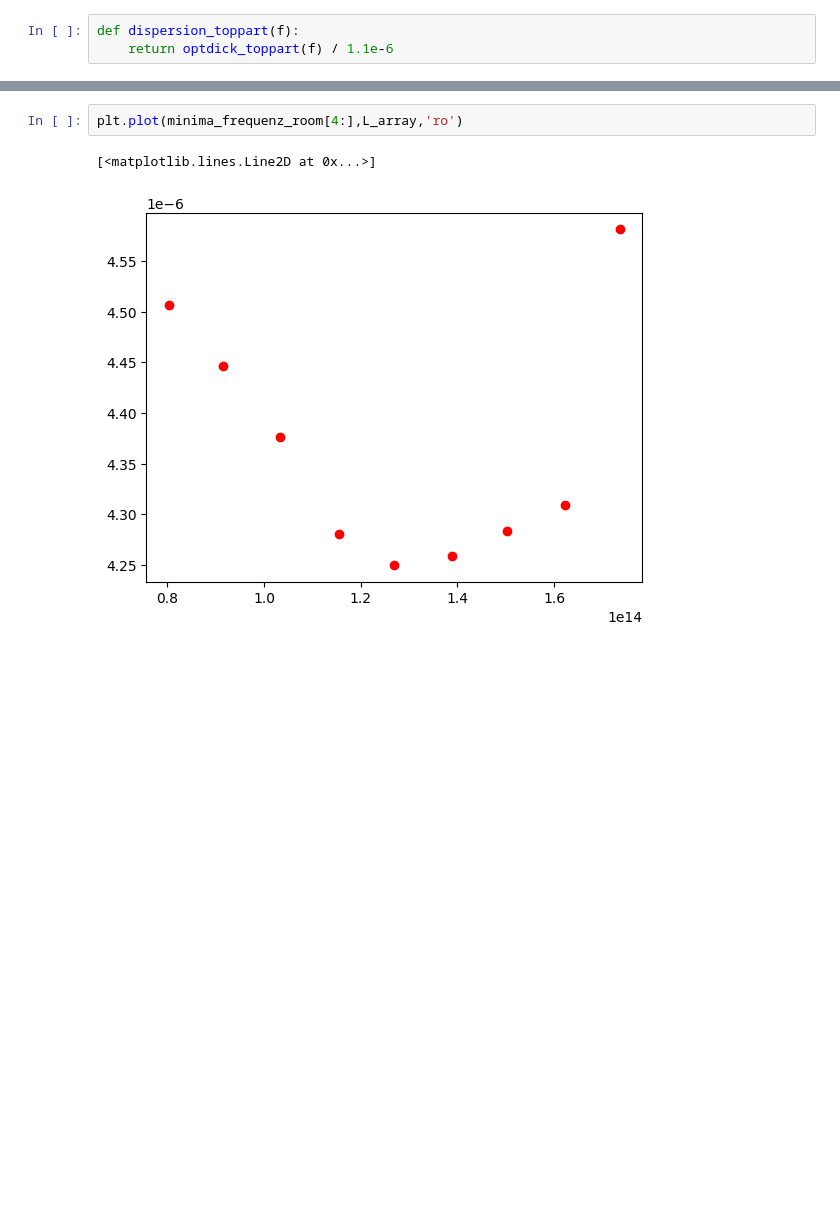
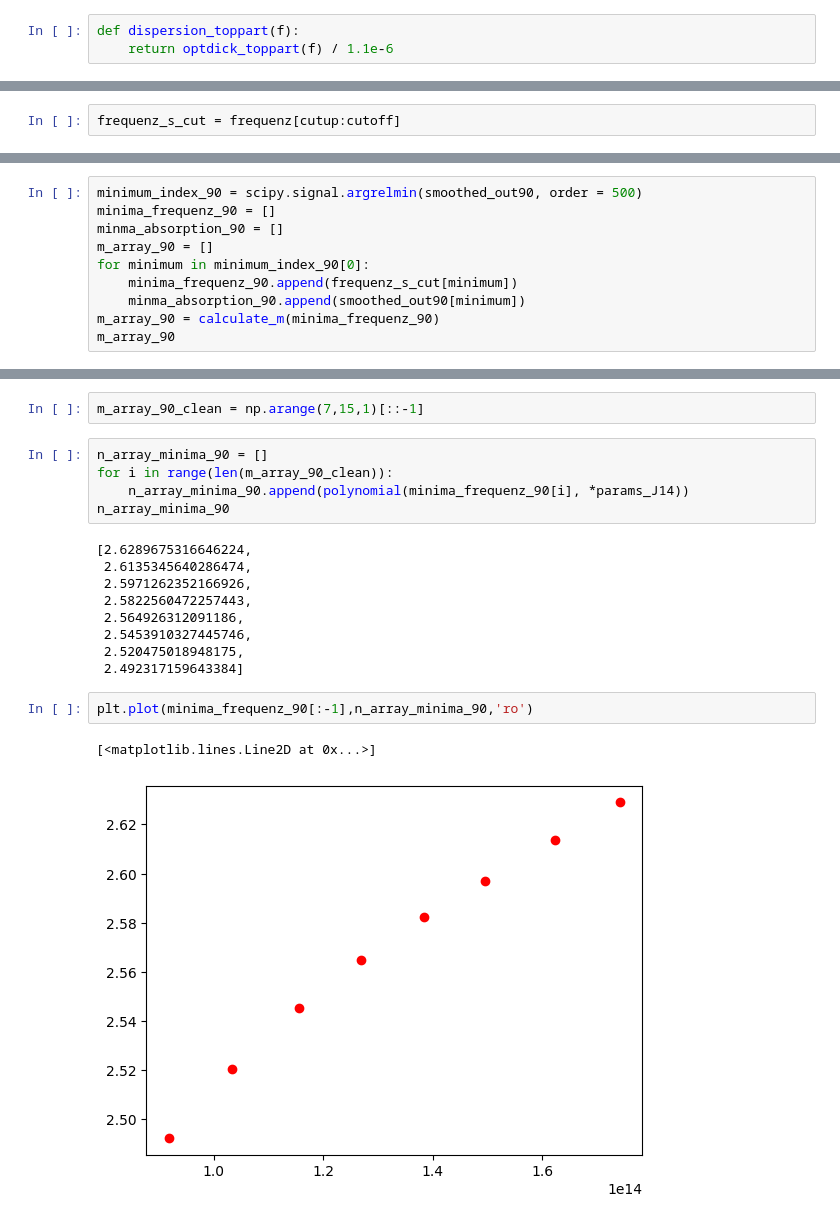
Before and after one commit to alexburg14/Fabry-Perot, a Jupyter notebook: calc_refractive/J140228.ipynb, the cells around one changed output, grey strips where cells are left out. Cells and saved outputs as stored; diff of their text form; blank space fills up the shorter version.

```diff
--- a/calc_refractive/J140228.ipynb
+++ b/calc_refractive/J140228.ipynb
@@ -187,0 +223,2 @@ L_array
+# %%
+frequenz_s_cut = frequenz[cutup:cutoff]
@@ -187,0 +231,10 @@ L_array
+# %%
+minimum_index_90 = scipy.signal.argrelmin(smoothed_out90, order = 500)
+minima_frequenz_90 = []
+minma_absorption_90 = []
+m_array_90 = []
+for minimum in minimum_index_90[0]:
+    minima_frequenz_90.append(frequenz_s_cut[minimum])
+    minma_absorption_90.append(smoothed_out90[minimum])
+m_array_90 = calculate_m(minima_frequenz_90)
+m_array_90
@@ -188,5 +256,21 @@ L_array
+# %%
+m_array_90_clean = np.arange(7,15,1)[::-1]
+# %%
+n_array_minima_90 = []
+for i in range(len(m_array_90_clean)):
+    n_array_minima_90.append(polynomial(minima_frequenz_90[i], *params_J14))
+n_array_minima_90
+# %% [output]
+[2.6289675316646224,
+ 2.6135345640286474,
+ 2.5971262352166926,
+ 2.5822560472257443,
+ 2.564926312091186,
+ 2.5453910327445746,
+ 2.520475018948175,
+ 2.492317159643384]
 # %%
-plt.plot(minima_frequenz_room[4:],L_array,'ro')
+plt.plot(minima_frequenz_90[:-1],n_array_minima_90,'ro')
 # %% [output]
 [<matplotlib.lines.Line2D at 0x...>]
-[figure, old version]
+[figure, new version]
```
Also changed, not shown: parts of 47 cells of this notebook, 1 other file.
